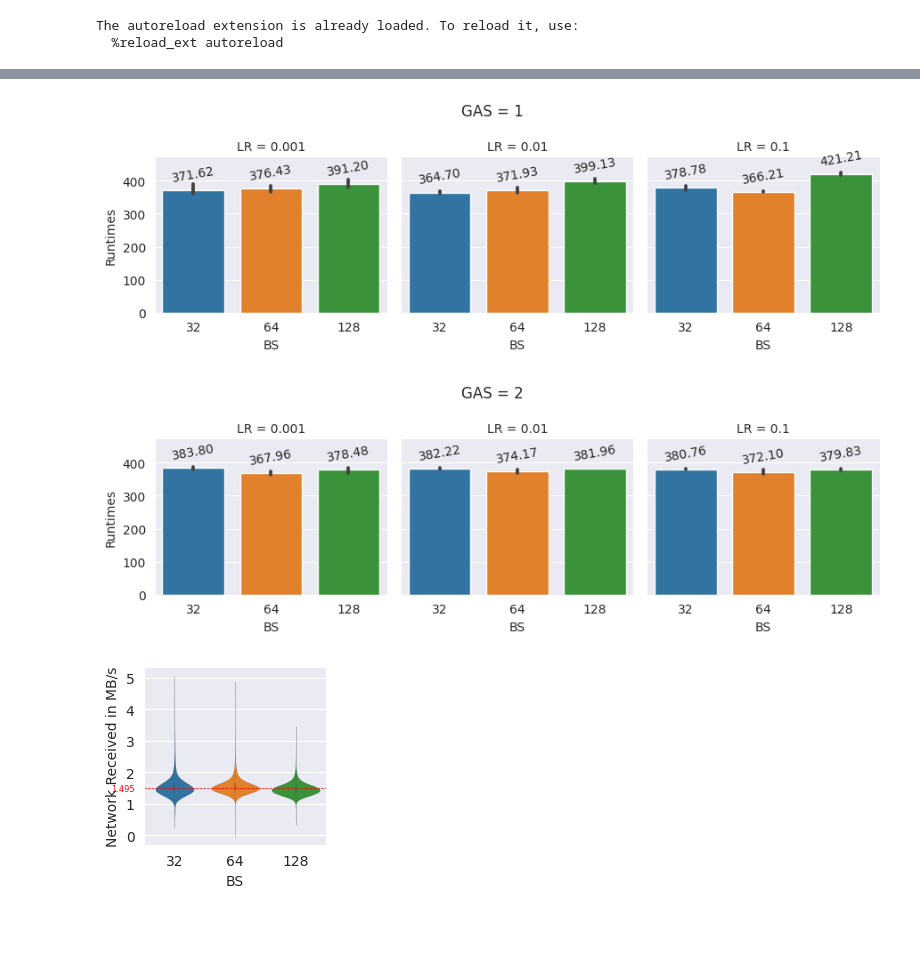
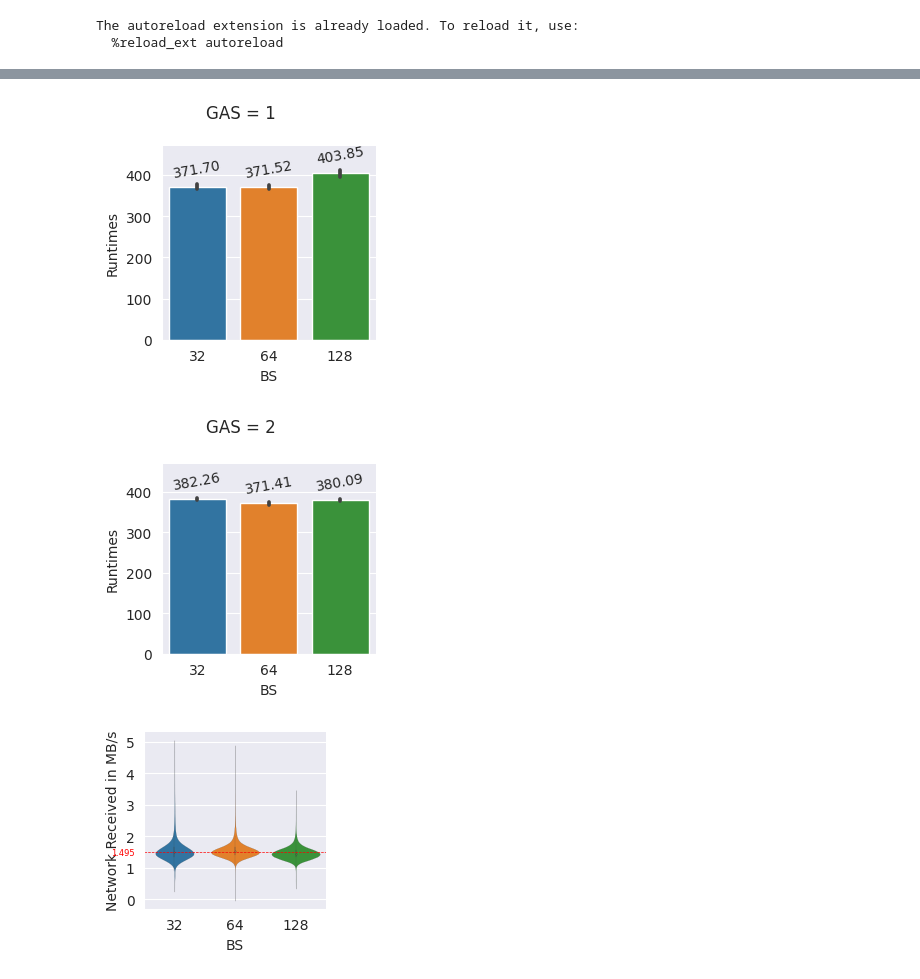
Before and after one commit to IAL32/TUMThesis, a Jupyter notebook: viz/chapter_06/baseline-16vCPUs-GAS-1.ipynb, the cells around one changed output, grey strips where cells are left out. Cells and saved outputs as stored; diff of their text form; code cells hidden in the pictures; blank space fills up the shorter version.

```diff
--- a/viz/chapter_06/baseline-16vCPUs-GAS-1.ipynb
+++ b/viz/chapter_06/baseline-16vCPUs-GAS-1.ipynb
@@ -34,34 +34,33 @@ scanning run 15aua89d
 # %%
 import os
 import seaborn as sns
 import pandas as pd
 import matplotlib.pyplot as plt
 import matplotlib.ticker as ticker
 
 data = pd.read_csv(os.path.abspath("") + f"/summary-{filename}")
 
-
 for gas in [1, 2]:
     data_gas = data[data["gradient_accumulation_steps"] == gas]
-    g = sns.FacetGrid(data_gas, col="optimizer_params.lr")
+    g = sns.FacetGrid(data_gas)
     g.figure.suptitle(f"GAS = {gas}")
     g2 = g.map_dataframe(sns.barplot, x="batch_size_per_step", y="_runtime", dodge=False, palette="tab10")
 
     for axlist in g2.axes:
         for ax in axlist:
             for i in ax.containers:
                 ax.bar_label(i, fmt="%.2f", rotation=10, padding=5)
     plt.ylim(top=470)
 
     g.set_titles(col_template="LR = {col_name}")
     g.set_xlabels("BS")
     g.set_ylabels("Runtimes")
 
     g.figure.savefig(f"../../figures/06_barplot-runtime_gas-{gas}_{filename.replace('.csv', '.pdf')}", bbox_inches="tight")
     plt.show()
 # %% [output]
-[figure, old version]
+[figure, new version]
-[figure, old version]
+[figure, new version]
 # %%
 import os
 import seaborn as sns
```
Also changed, not shown: parts of 1 cell of this notebook, 57 other files.
